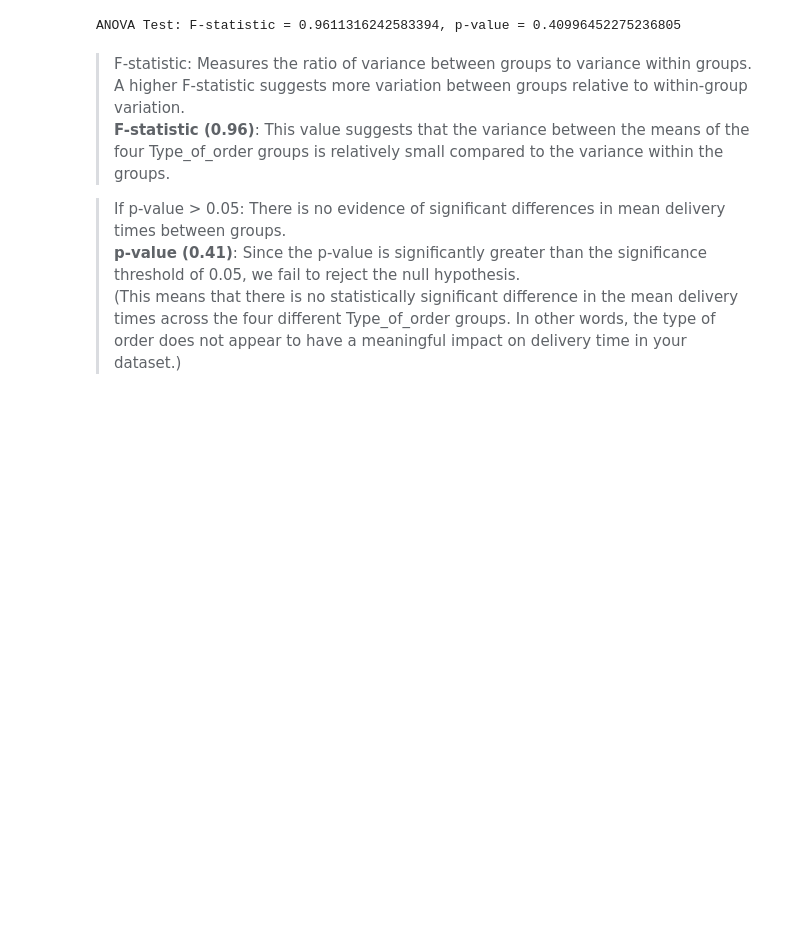
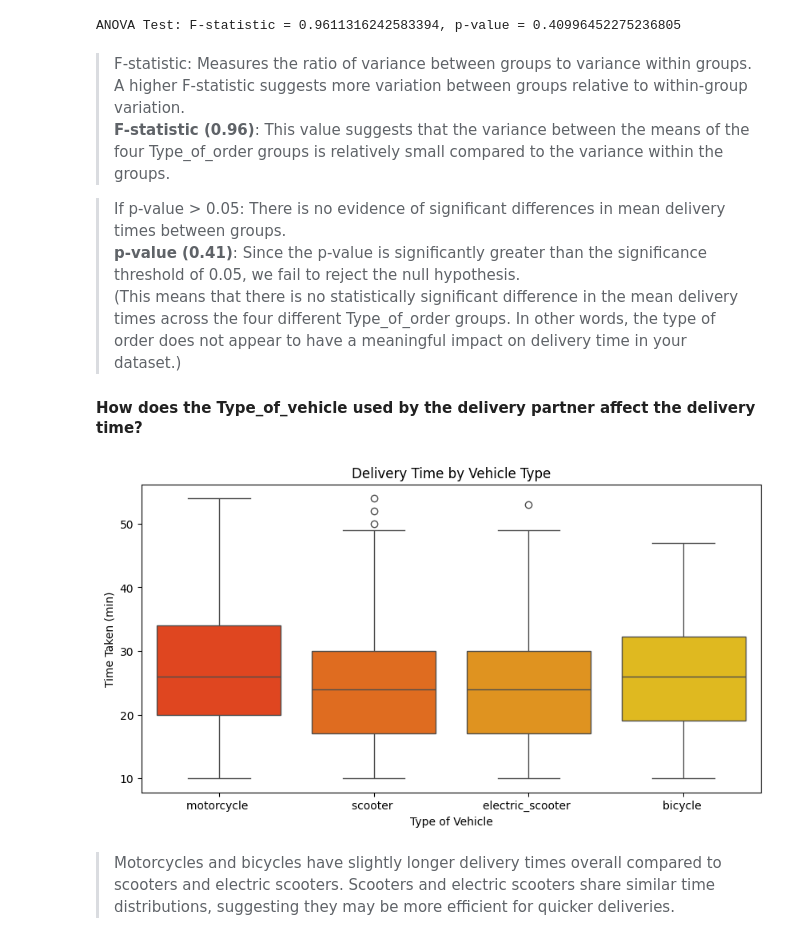
Before and after one commit to Darknight47/Data-Science-Projects-03, a Jupyter notebook: Food_Delivery_Time_Prediction.ipynb, the cells around one changed output. Cells and saved outputs as stored; diff of their text form; code cells hidden in the pictures; blank space fills up the shorter version.

Commit message:
type of vehicle used by delivery partner

```diff
--- a/Food_Delivery_Time_Prediction.ipynb
+++ b/Food_Delivery_Time_Prediction.ipynb
@@ -315,3 +315,16 @@ ANOVA Test: F-statistic = 0.9611316242583394, p-value = 0.40996452275236805
 > If p-value > 0.05: There is no evidence of significant differences in mean delivery times between groups.
 **p-value (0.41)**: Since the p-value is significantly greater than the significance threshold of 0.05, we fail to reject the null hypothesis.
 (This means that there is no statistically significant difference in the mean delivery times across the four different Type_of_order groups. In other words, the type of order does not appear to have a meaningful impact on delivery time in your dataset.)
+
+#### How does the Type_of_vehicle used by the delivery partner affect the delivery time?
+# %%
+plt.figure(figsize=(10, 5))
+sns.boxplot(x='Type_of_vehicle', y='Time_taken(min)', data=dataset, hue=dataset['Type_of_vehicle'], palette='autumn')
+plt.title('Delivery Time by Vehicle Type')
+plt.xlabel('Type of Vehicle')
+plt.ylabel('Time Taken (min)')
+plt.show()
+# %% [output]
+[figure, added]
+# %% [markdown]
+> Motorcycles and bicycles have slightly longer delivery times overall compared to scooters and electric scooters. Scooters and electric scooters share similar time distributions, suggesting they may be more efficient for quicker deliveries.
```
